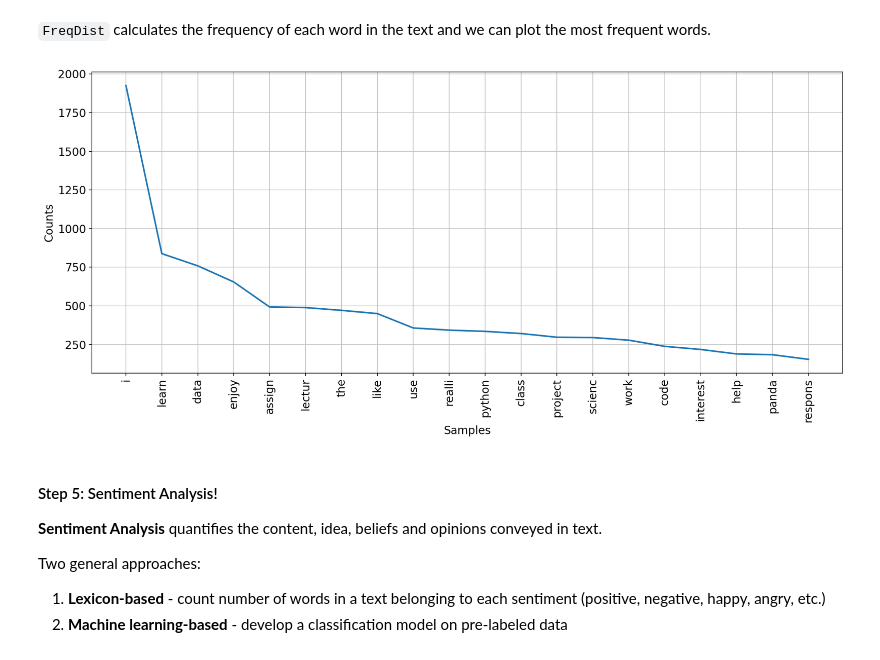
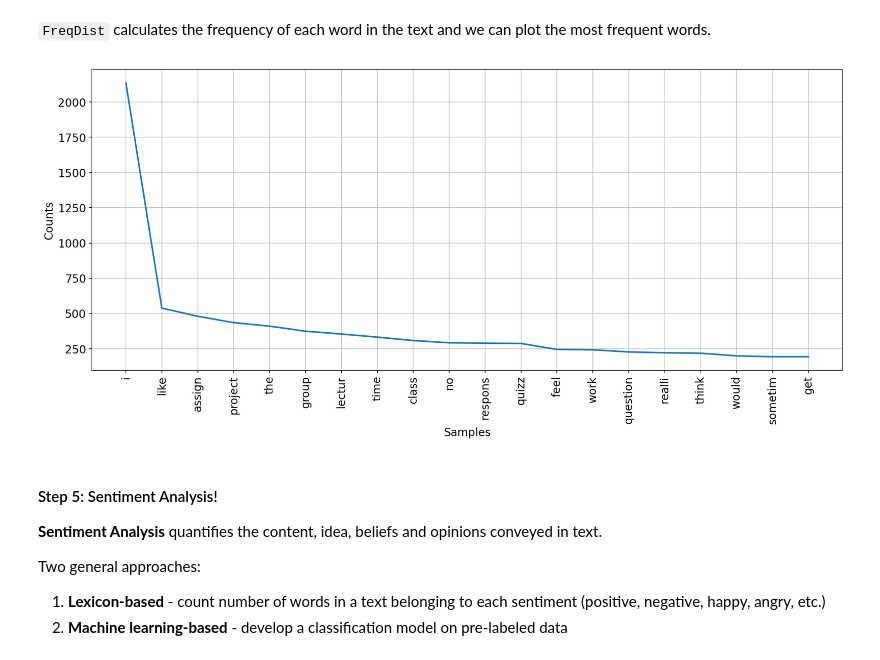
Before and after one commit to COGS108/Lectures-Ellis, a Jupyter notebook: 07_text/07_14_text.ipynb, the cells around one changed output. Drawn from its saved outputs; the diff is of its cells as text; code cells hidden in the pictures.

```diff
--- a/07_text/07_14_text.ipynb
+++ b/07_text/07_14_text.ipynb
@@ -465,9 +470,9 @@ for punc in string.punctuation:
 # %%
 # Frequency Distribution Plot - top 20
 # for words in what students like most
-fdist_most.plot(20, cumulative=False);
+fdist_least.plot(20, cumulative=False);
 # %% [output]
-[figure, old version]
+[figure, new version]
 # %% [markdown]
 #### Step 5: Sentiment Analysis!
 
```
Also changed, not shown: parts of 5 cells of this notebook, 2 other files.
